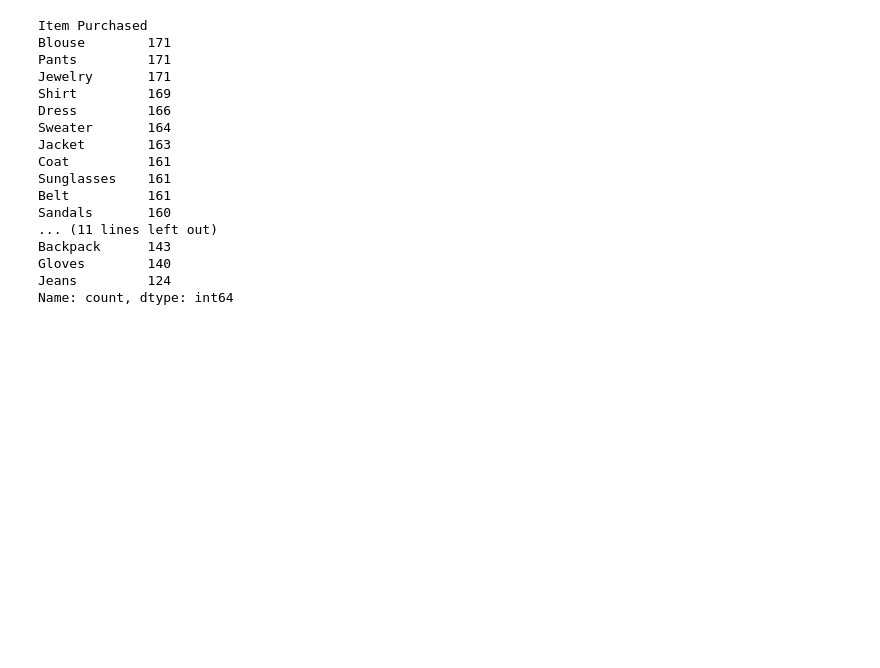
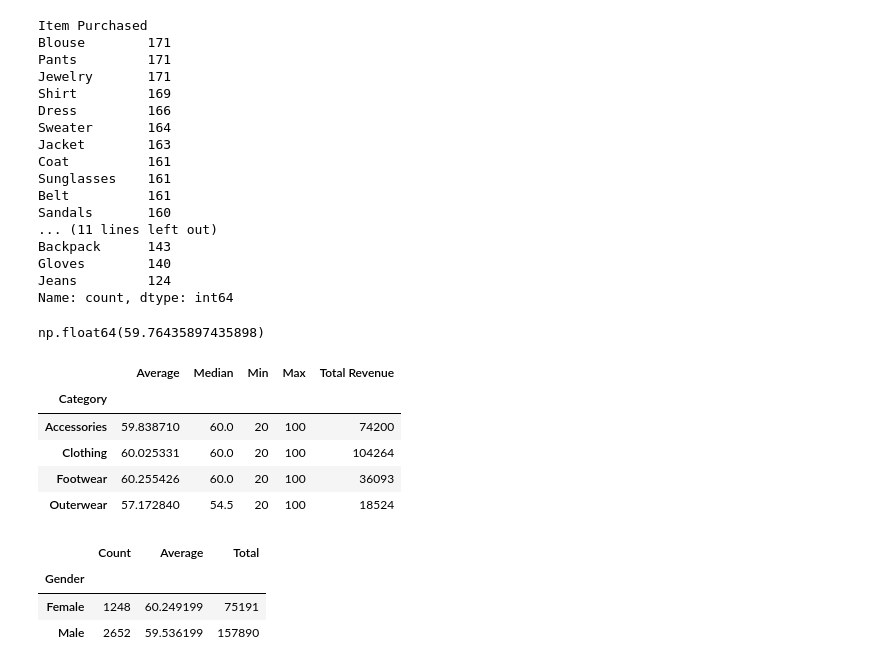
Before and after one commit to ngendor00t/data-project, a Jupyter notebook: shopping behaviour (1).ipynb, the cells around one changed output. Saved outputs shown, nothing was run; the diff lists cells and outputs as text; code cells hidden in the pictures; blank space fills up the shorter version.

```diff
--- a/shopping behaviour (1).ipynb
+++ b/shopping behaviour (1).ipynb
@@ -553,3 +541,37 @@ Backpack      143
 Gloves        140
 Jeans         124
 Name: count, dtype: int64
+# %%
+Df['Purchase Amount (USD)'].mean()
+# %% [output]
+np.float64(59.76435897435898)
+# %%
+avg_by_category = Df.groupby('Category')['Purchase Amount (USD)'] .agg([
+    ('Average', 'mean'),
+    ('Median', 'median'),
+    ('Min' ,'min'),
+    ('Max', 'max'),
+    ('Total Revenue' , 'sum')
+
+])
+avg_by_category
+# %% [output]
+|  | Average | Median | Min | Max | Total Revenue |
+| Category |  |  |  |  |  |
+| Accessories | 59.838710 | 60.0 | 20 | 100 | 74200 |
+| Clothing | 60.025331 | 60.0 | 20 | 100 | 104264 |
+| Footwear | 60.255426 | 60.0 | 20 | 100 | 36093 |
+| Outerwear | 57.172840 | 54.5 | 20 | 100 | 18524 |
+# %%
+gender_analysis = Df.groupby('Gender')['Purchase Amount (USD)'].agg([
+    ('Count', 'count'),
+    ("Average", "mean"),
+    ('Total',  'sum')
+
+])
+gender_analysis
+# %% [output]
+|  | Count | Average | Total |
+| Gender |  |  |  |
+| Female | 1248 | 60.249199 | 75191 |
+| Male | 2652 | 59.536199 | 157890 |
```
Also changed, not shown: parts of 6 cells of this notebook, 1 other file.
